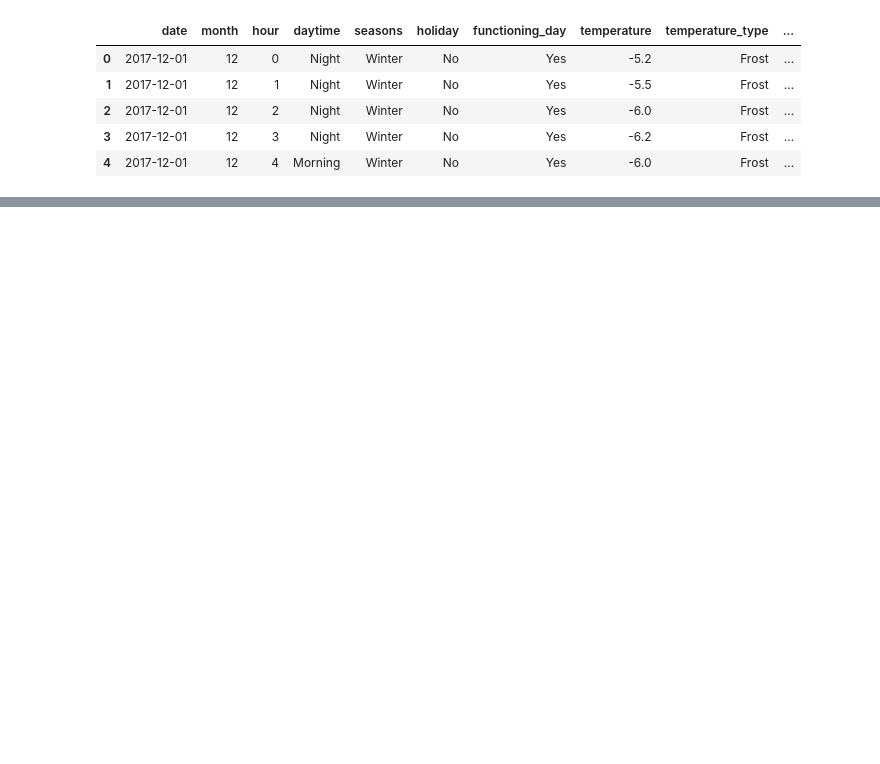
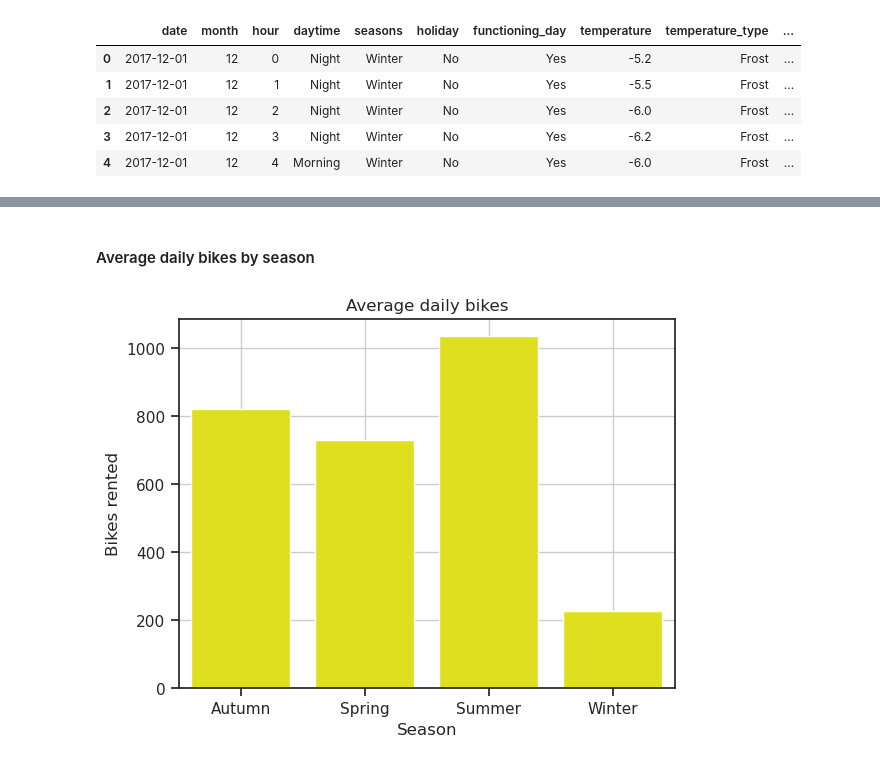
Before and after one commit to lukwies/Bikerentals-in-Seoul, a Jupyter notebook: notebooks/exploration.ipynb, the cells around one changed output, grey strips where cells are left out. Saved outputs shown, nothing was run; the diff lists cells and outputs as text; code cells hidden in the pictures; blank space fills up the shorter version.

```diff
--- a/notebooks/exploration.ipynb
+++ b/notebooks/exploration.ipynb
@@ -162,0 +196,10 @@ plt.show()
+# %% [markdown]
+#### Average daily bikes by season
+# %%
+plot_df = df.groupby('seasons').agg({'rented_bike_count':'mean'}).reset_index()
+ax = sns.barplot(data=plot_df, x='seasons', y='rented_bike_count', color='yellow')
+ax.set(ylabel='Bikes rented', xlabel='Season', title='Average daily bikes')
+plt.grid()
+plt.show()
+# %% [output]
+[figure, added]
```
Also changed, not shown: parts of 32 cells of this notebook.
